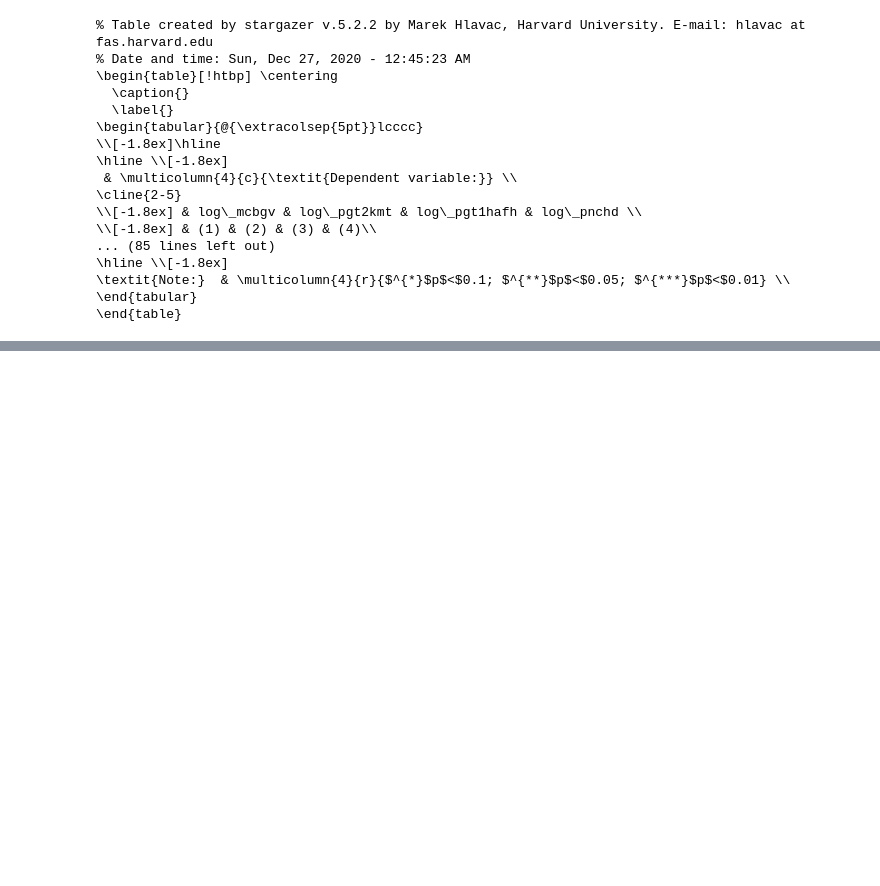
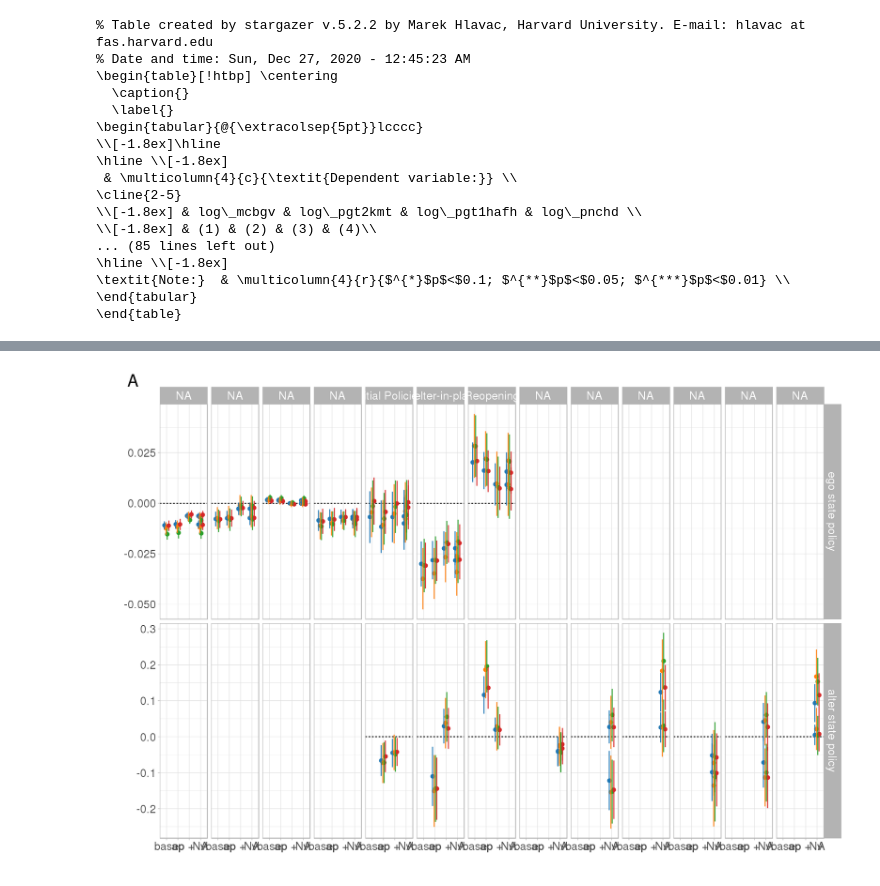
Before and after one commit to mfzhao/covid_peerfx_reopening, a Jupyter notebook: paper_code/1-main_analysis-non-xgr.ipynb, the cells around one changed output, grey strips where cells are left out. Saved outputs shown, nothing was run; the diff lists cells and outputs as text; code cells hidden in the pictures; blank space fills up the shorter version.

```diff
--- a/paper_code/1-main_analysis-non-xgr.ipynb
+++ b/paper_code/1-main_analysis-non-xgr.ipynb
@@ -331,6 +392,10 @@ get_legend(leg) %>%
 # %%
 p2a + theme(plot.title = element_text(hjust = -0.05, vjust = -1)) -> p2a
 p2b + theme(plot.title = element_text(hjust = -0.05, vjust = -1)) -> p2b
+# %%
+p2a
+# %% [output]
+[figure, added]
 # %%
 p2a + theme(plot.title = element_text(size = 30, hjust = -0.075, vjust = -1.5)) -> p2a
 p2b + theme(plot.title = element_text(size = 30, hjust = -0.25, vjust = -1.5)) -> p2b
```
Also changed, not shown: parts of 9 cells of this notebook.
